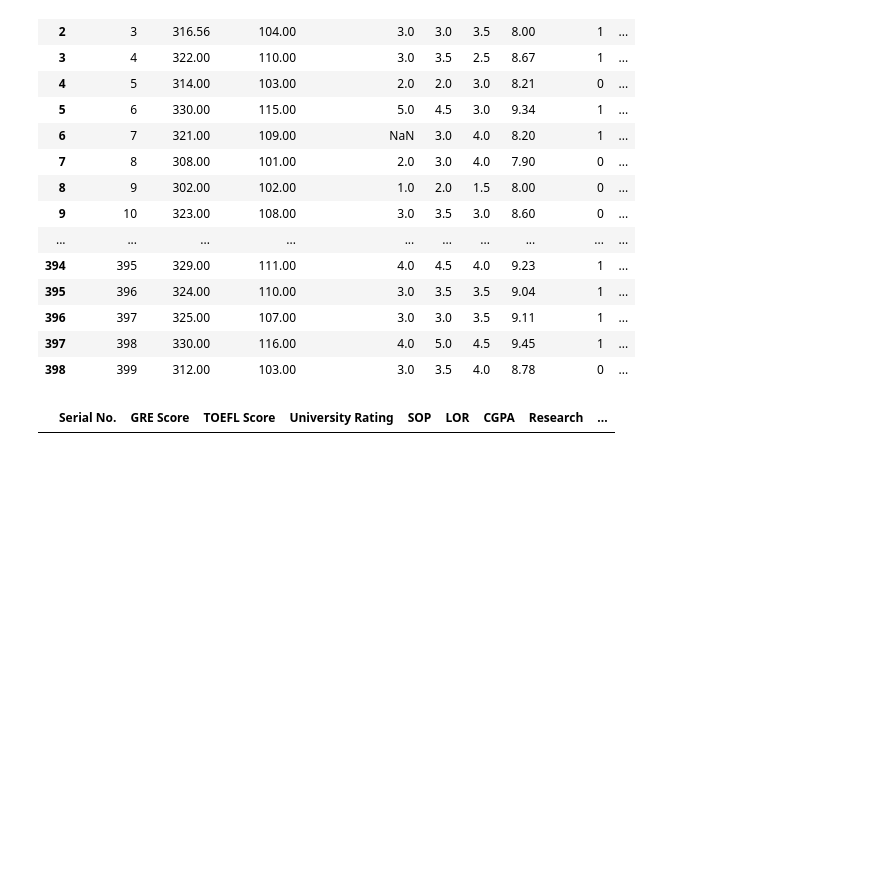
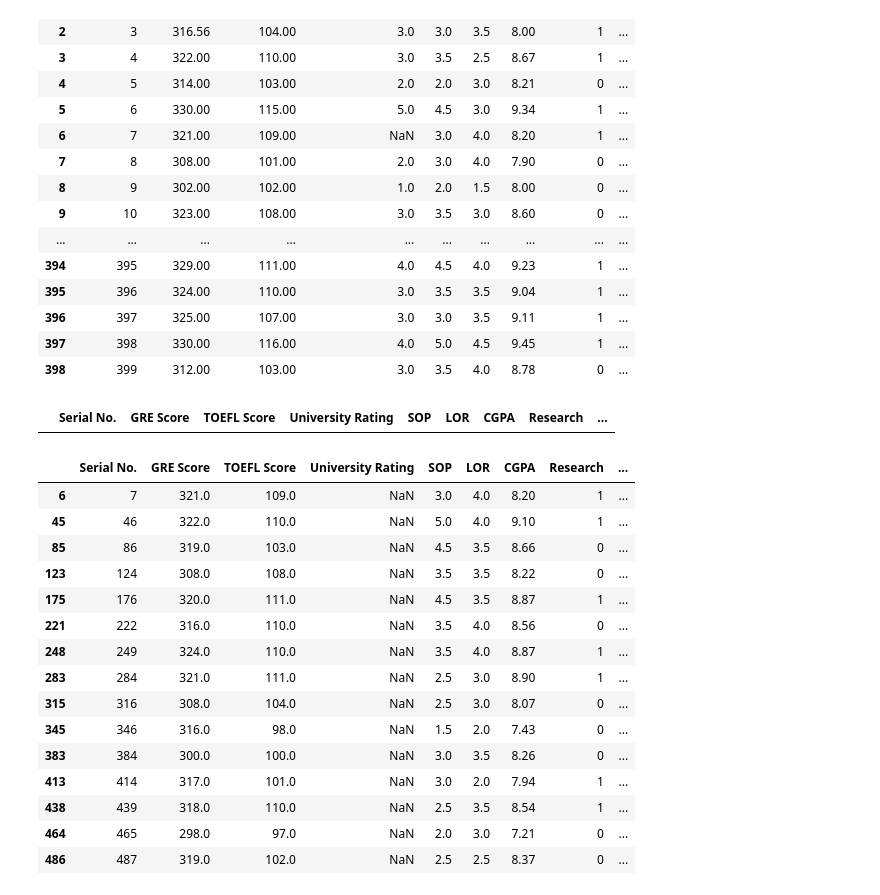
Before and after one commit to ravi0dubey/Linear_Regression_Admission_Prediction, a Jupyter notebook: Linear Regression Model for Admission Prediction.ipynb, the cells around one changed output. Cells and saved outputs as stored; diff of their text form; code cells hidden in the pictures; blank space fills up the shorter version.

```diff
--- a/Linear Regression Model for Admission Prediction.ipynb
+++ b/Linear Regression Model for Admission Prediction.ipynb
@@ -241,3 +240,23 @@ df
 df[df['TOEFL Score'].isnull()]
 # %% [output]
 |  | Serial No. | GRE Score | TOEFL Score | University Rating | SOP | LOR | CGPA | Research | ... |
+# %%
+#To check all University Rating with NAN values in it
+df[df['University Rating'].isnull()]
+# %% [output]
+|  | Serial No. | GRE Score | TOEFL Score | University Rating | SOP | LOR | CGPA | Research | ... |
+| 6 | 7 | 321.0 | 109.0 | NaN | 3.0 | 4.0 | 8.20 | 1 | ... |
+| 45 | 46 | 322.0 | 110.0 | NaN | 5.0 | 4.0 | 9.10 | 1 | ... |
+| 85 | 86 | 319.0 | 103.0 | NaN | 4.5 | 3.5 | 8.66 | 0 | ... |
+| 123 | 124 | 308.0 | 108.0 | NaN | 3.5 | 3.5 | 8.22 | 0 | ... |
+| 175 | 176 | 320.0 | 111.0 | NaN | 4.5 | 3.5 | 8.87 | 1 | ... |
+| 221 | 222 | 316.0 | 110.0 | NaN | 3.5 | 4.0 | 8.56 | 0 | ... |
+| 248 | 249 | 324.0 | 110.0 | NaN | 3.5 | 4.0 | 8.87 | 1 | ... |
+| 283 | 284 | 321.0 | 111.0 | NaN | 2.5 | 3.0 | 8.90 | 1 | ... |
+| 315 | 316 | 308.0 | 104.0 | NaN | 2.5 | 3.0 | 8.07 | 0 | ... |
+| 345 | 346 | 316.0 | 98.0 | NaN | 1.5 | 2.0 | 7.43 | 0 | ... |
+| 383 | 384 | 300.0 | 100.0 | NaN | 3.0 | 3.5 | 8.26 | 0 | ... |
+| 413 | 414 | 317.0 | 101.0 | NaN | 3.0 | 2.0 | 7.94 | 1 | ... |
+| 438 | 439 | 318.0 | 110.0 | NaN | 2.5 | 3.5 | 8.54 | 1 | ... |
+| 464 | 465 | 298.0 | 97.0 | NaN | 2.0 | 3.0 | 7.21 | 0 | ... |
+| 486 | 487 | 319.0 | 102.0 | NaN | 2.5 | 2.5 | 8.37 | 0 | ... |
```
Also changed, not shown: parts of 7 cells of this notebook.
